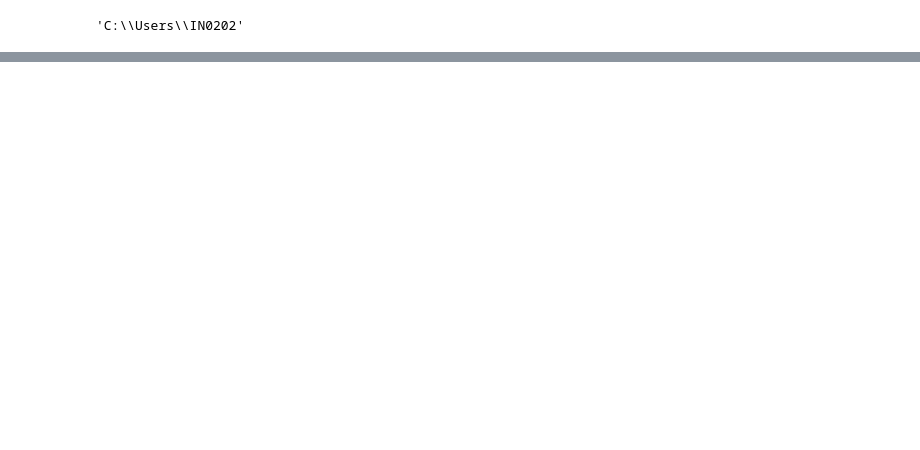
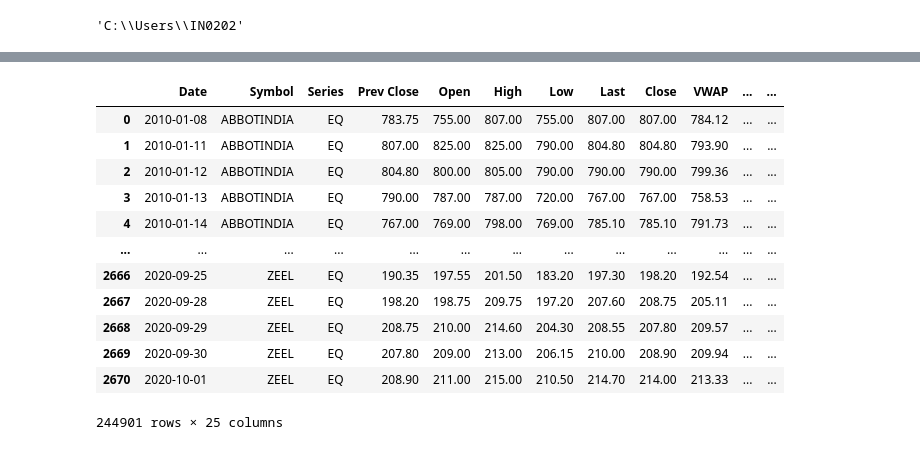
Before and after one commit to rsnaraya/IPBA, a Jupyter notebook: CaseStudy - Stock prediction.ipynb, the cells around one changed output, grey strips where cells are left out. Drawn from its saved outputs; the diff is of its cells as text; code cells hidden in the pictures; blank space fills up the shorter version.

```diff
--- a/CaseStudy - Stock prediction.ipynb
+++ b/CaseStudy - Stock prediction.ipynb
@@ -50,0 +119,16 @@ dtype: int64
+# %%
+raw_data
+# %% [output]
+|  | Date | Symbol | Series | Prev Close | Open | High | Low | Last | Close | VWAP | ... | ... |
+| 0 | 2010-01-08 | ABBOTINDIA | EQ | 783.75 | 755.00 | 807.00 | 755.00 | 807.00 | 807.00 | 784.12 | ... | ... |
+| 1 | 2010-01-11 | ABBOTINDIA | EQ | 807.00 | 825.00 | 825.00 | 790.00 | 804.80 | 804.80 | 793.90 | ... | ... |
+| 2 | 2010-01-12 | ABBOTINDIA | EQ | 804.80 | 800.00 | 805.00 | 790.00 | 790.00 | 790.00 | 799.36 | ... | ... |
+| 3 | 2010-01-13 | ABBOTINDIA | EQ | 790.00 | 787.00 | 787.00 | 720.00 | 767.00 | 767.00 | 758.53 | ... | ... |
+| 4 | 2010-01-14 | ABBOTINDIA | EQ | 767.00 | 769.00 | 798.00 | 769.00 | 785.10 | 785.10 | 791.73 | ... | ... |
+| ... | ... | ... | ... | ... | ... | ... | ... | ... | ... | ... | ... | ... |
+| 2666 | 2020-09-25 | ZEEL | EQ | 190.35 | 197.55 | 201.50 | 183.20 | 197.30 | 198.20 | 192.54 | ... | ... |
+| 2667 | 2020-09-28 | ZEEL | EQ | 198.20 | 198.75 | 209.75 | 197.20 | 207.60 | 208.75 | 205.11 | ... | ... |
+| 2668 | 2020-09-29 | ZEEL | EQ | 208.75 | 210.00 | 214.60 | 204.30 | 208.55 | 207.80 | 209.57 | ... | ... |
+| 2669 | 2020-09-30 | ZEEL | EQ | 207.80 | 209.00 | 213.00 | 206.15 | 210.00 | 208.90 | 209.94 | ... | ... |
+| 2670 | 2020-10-01 | ZEEL | EQ | 208.90 | 211.00 | 215.00 | 210.50 | 214.70 | 214.00 | 213.33 | ... | ... |
+244901 rows × 25 columns
```
Also changed, not shown: parts of 11 cells of this notebook.
